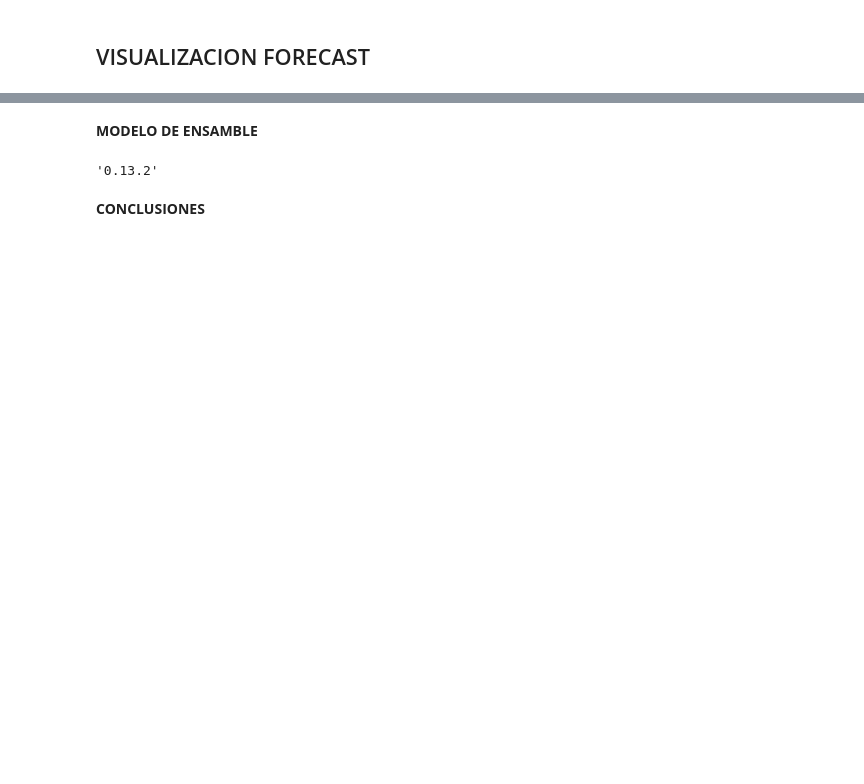
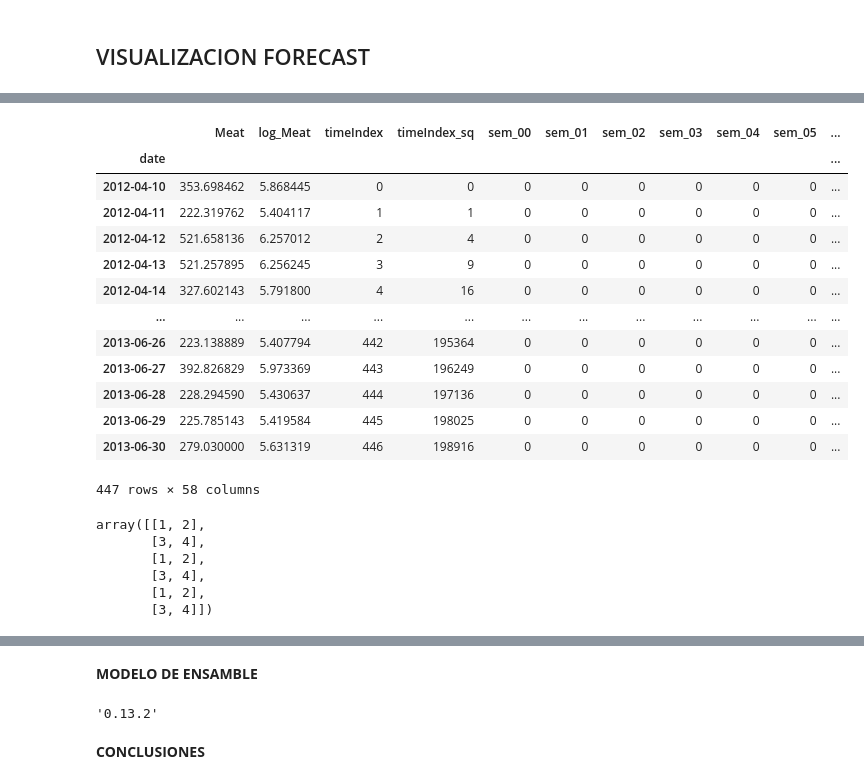
Before and after one commit to AgustinSt1990/tp_final, a Jupyter notebook: TP_FINAL_Machine_Learning.ipynb, the cells around one changed output, grey strips where cells are left out. Cells and saved outputs as stored; diff of their text form; code cells hidden in the pictures; blank space fills up the shorter version.

```diff
--- a/TP_FINAL_Machine_Learning.ipynb
+++ b/TP_FINAL_Machine_Learning.ipynb
@@ -285,0 +436,42 @@ train_test_cvv = TimeSeriesSplit(n_splits=3, test_size=None)# hacer 3 prediccion
+# %%
+check = False
+
+if check:
+    for i, key in enumerate(labels_category):
+        for j in range(len(features[key])):
+            display (targets[key][j])
+# %%
+nombre_modelos = reg.def_models()
+
+for ix, key in enumerate(labels_category):
+    for j in range(len(features[key])):
+
+        # variable que utilizamos
+        frame = features[key][j]
+        target = targets[key][j]
+
+        # creamos los vectores
+        vector = SmartSeries.VectorBuilder(frame)
+        vector.create()
+        vector.treatment()
+        vector.dummy('W')
+
+        # instanciamos y entrenamos los modelos
+        modelos = reg.available_models()
+        for i in range(len(modelos)):
+            modelos[i] = modelos[i](frame, vector).fit()
+
+        # predecimos con los modelos y evaluamos los scores de los modelos
+        scores = []
+        for i in range(len(modelos)):
+            y_pred = modelos[i].predict(target)
+            if i >= 3: y_pred = np.exp(y_pred)
+            scores.append(np.sqrt(metrics.mean_squared_error(target[key], y_pred)))
+
+        # evaluamos scores sobre los modelos
+
+        # optmizamos el modelo
+
+        # almacenamos la data
+
+    pass
@@ -285,0 +497,17 @@ train_test_cvv = TimeSeriesSplit(n_splits=3, test_size=None)# hacer 3 prediccion
+# %%
+vector.vector
+# %% [output]
+|  | Meat | log_Meat | timeIndex | timeIndex_sq | sem_00 | sem_01 | sem_02 | sem_03 | sem_04 | sem_05 | ... |
+| date |  |  |  |  |  |  |  |  |  |  | ... |
+| 2012-04-10 | 353.698462 | 5.868445 | 0 | 0 | 0 | 0 | 0 | 0 | 0 | 0 | ... |
+| 2012-04-11 | 222.319762 | 5.404117 | 1 | 1 | 0 | 0 | 0 | 0 | 0 | 0 | ... |
+| 2012-04-12 | 521.658136 | 6.257012 | 2 | 4 | 0 | 0 | 0 | 0 | 0 | 0 | ... |
+| 2012-04-13 | 521.257895 | 6.256245 | 3 | 9 | 0 | 0 | 0 | 0 | 0 | 0 | ... |
+| 2012-04-14 | 327.602143 | 5.791800 | 4 | 16 | 0 | 0 | 0 | 0 | 0 | 0 | ... |
+| ... | ... | ... | ... | ... | ... | ... | ... | ... | ... | ... | ... |
+| 2013-06-26 | 223.138889 | 5.407794 | 442 | 195364 | 0 | 0 | 0 | 0 | 0 | 0 | ... |
+| 2013-06-27 | 392.826829 | 5.973369 | 443 | 196249 | 0 | 0 | 0 | 0 | 0 | 0 | ... |
+| 2013-06-28 | 228.294590 | 5.430637 | 444 | 197136 | 0 | 0 | 0 | 0 | 0 | 0 | ... |
+| 2013-06-29 | 225.785143 | 5.419584 | 445 | 198025 | 0 | 0 | 0 | 0 | 0 | 0 | ... |
+| 2013-06-30 | 279.030000 | 5.631319 | 446 | 198916 | 0 | 0 | 0 | 0 | 0 | 0 | ... |
+447 rows × 58 columns
@@ -285,0 +546,9 @@ train_test_cvv = TimeSeriesSplit(n_splits=3, test_size=None)# hacer 3 prediccion
+# %%
+X
+# %% [output]
+array([[1, 2],
+       [3, 4],
+       [1, 2],
+       [3, 4],
+       [1, 2],
+       [3, 4]])
```
Also changed, not shown: parts of 28 cells of this notebook, 3 other files.
